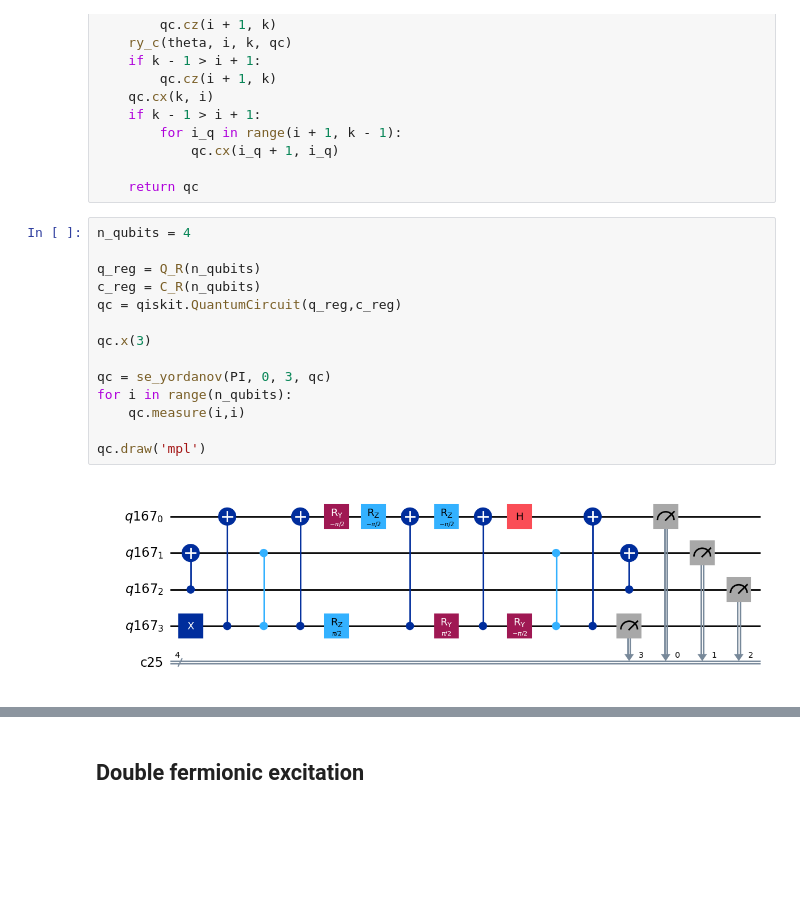
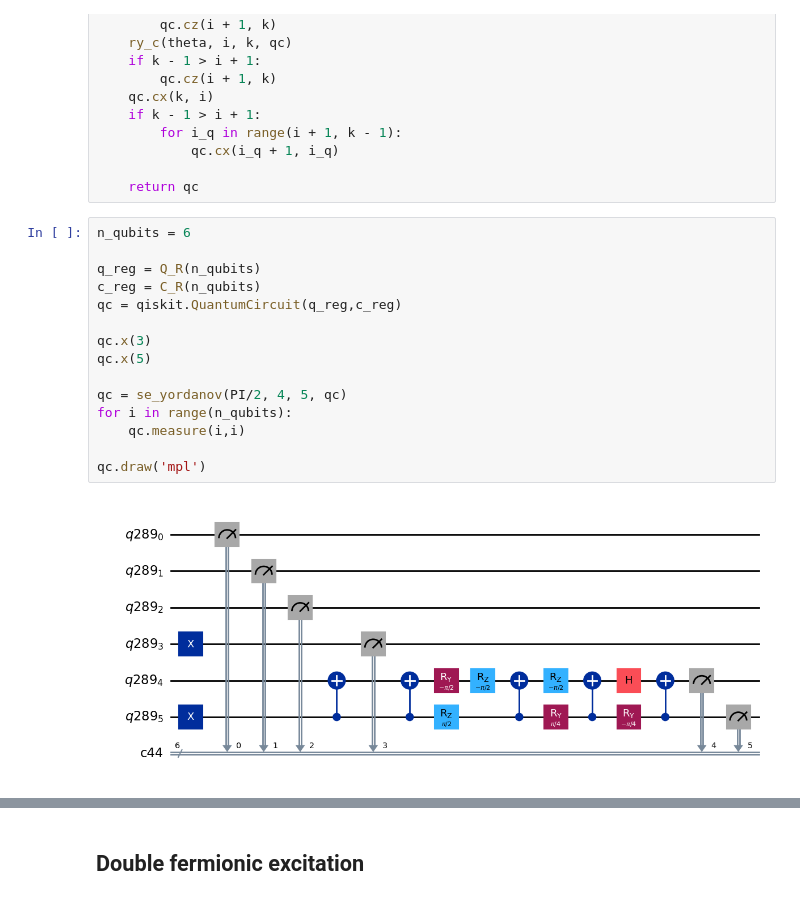
Before and after one commit to OlegUdalov/QC-qiskit-codes, a Jupyter notebook: VQE/Cluster_ansatz_Yordanov.ipynb, the cells around one changed output, grey strips where cells are left out. Cells and saved outputs as stored; diff of their text form; blank space fills up the shorter version.

```diff
--- a/VQE/Cluster_ansatz_Yordanov.ipynb
+++ b/VQE/Cluster_ansatz_Yordanov.ipynb
@@ -274,21 +274,22 @@ def se_yordanov(theta, i, k, qc):
 
     return qc
 # %%
-n_qubits = 4
+n_qubits = 6
 
 q_reg = Q_R(n_qubits)
 c_reg = C_R(n_qubits)
 qc = qiskit.QuantumCircuit(q_reg,c_reg)
 
 qc.x(3)
+qc.x(5)
 
-qc = se_yordanov(PI, 0, 3, qc)
+qc = se_yordanov(PI/2, 4, 5, qc)
 for i in range(n_qubits):
     qc.measure(i,i)
 
 qc.draw('mpl')
 # %% [output]
-[figure, old version]
+[figure, new version]
 # %%
 from qiskit_aer import Aer
 from qiskit import QuantumCircuit, transpile
```
Also changed, not shown: parts of 3 cells of this notebook, 4 other files.
